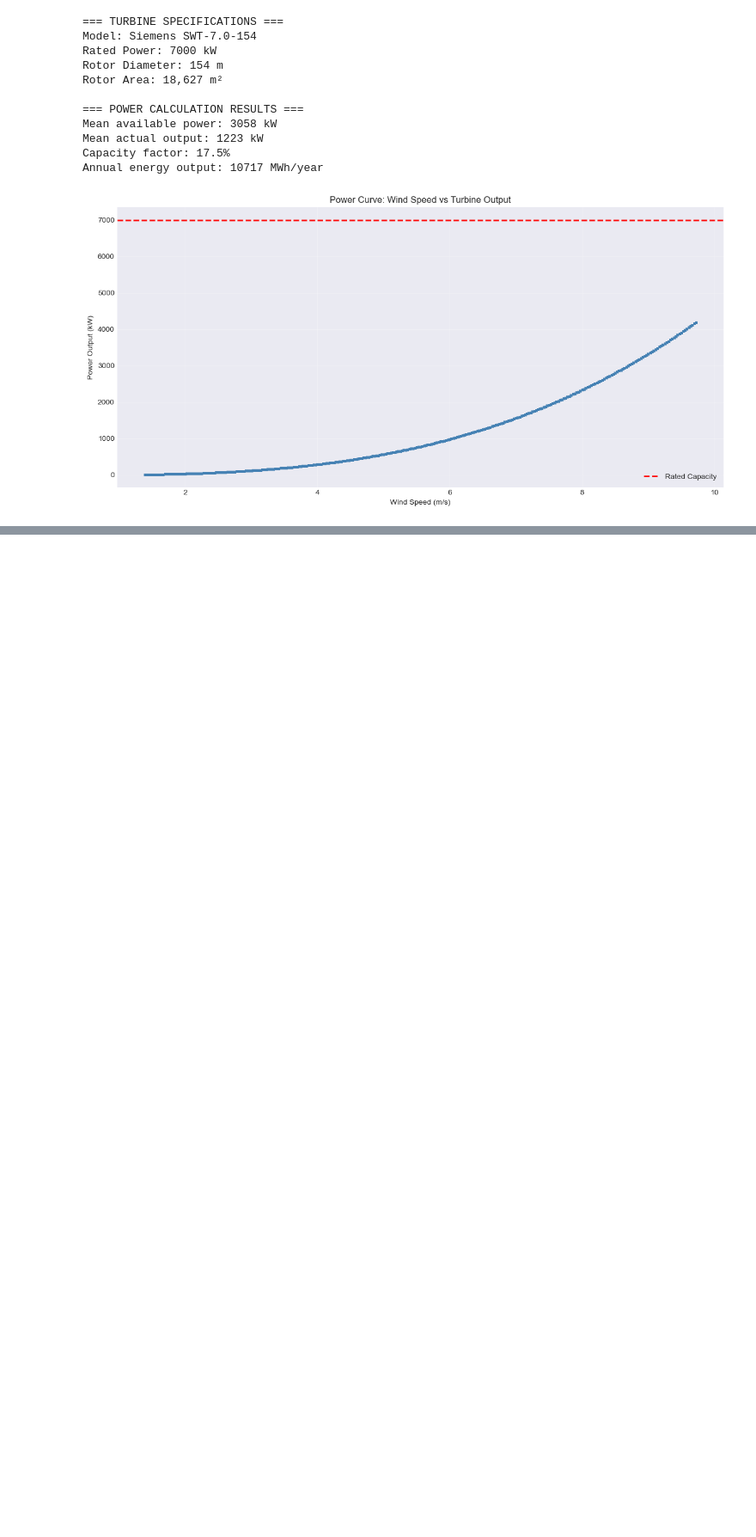
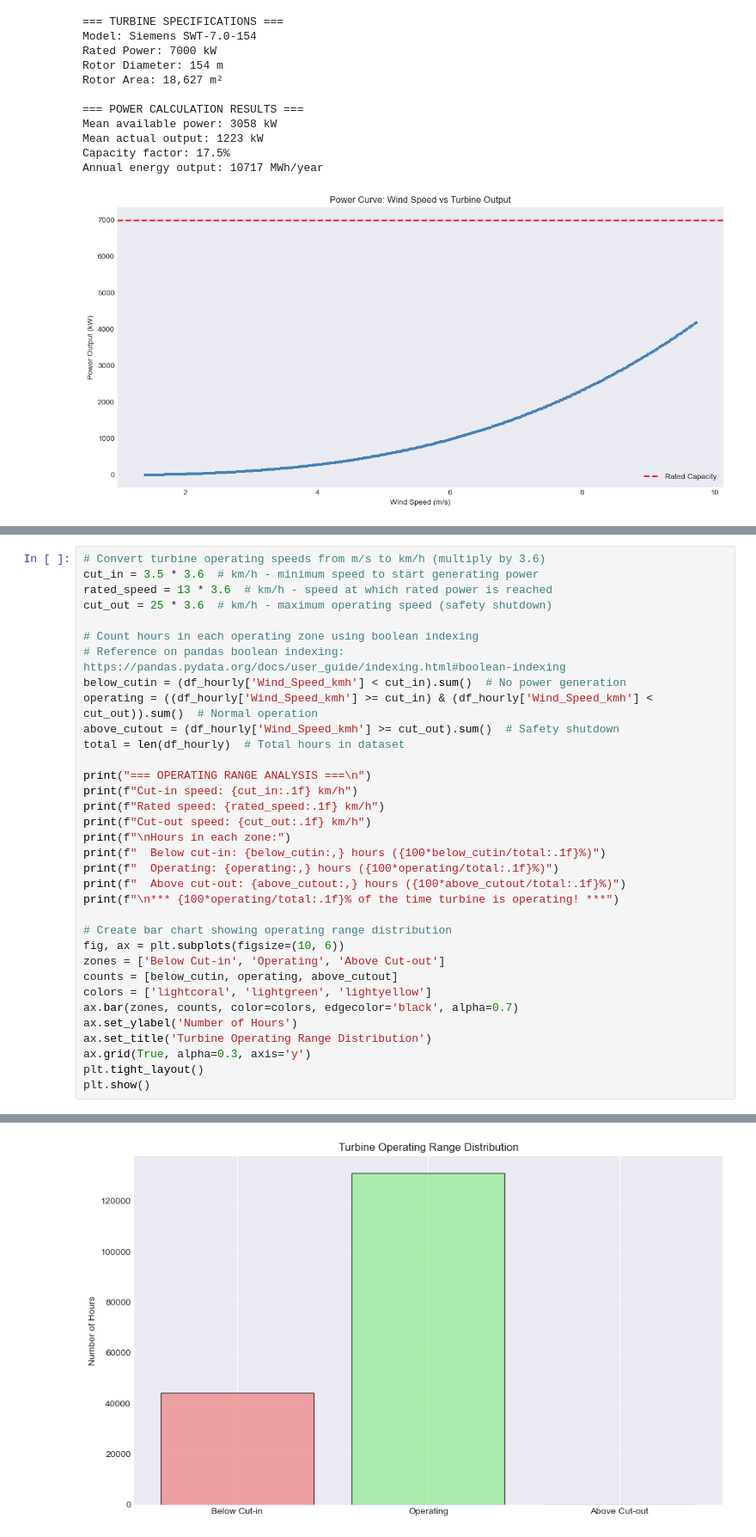
Before and after one commit to HewaOrang/PFDA, a Jupyter notebook: project/project.ipynb, the cells around one changed output, grey strips where cells are left out. Shown at 86% size. Drawn from its saved outputs; the diff is of its cells as text; blank space fills up the shorter version.

Commit message:
operating range analysis

```diff
--- a/project/project.ipynb
+++ b/project/project.ipynb
@@ -248,0 +260,35 @@ Annual energy output: 10717 MWh/year
+# %%
+# Convert turbine operating speeds from m/s to km/h (multiply by 3.6)
+cut_in = 3.5 * 3.6  # km/h - minimum speed to start generating power
+rated_speed = 13 * 3.6  # km/h - speed at which rated power is reached
+cut_out = 25 * 3.6  # km/h - maximum operating speed (safety shutdown)
+
+# Count hours in each operating zone using boolean indexing
+# Reference on pandas boolean indexing: https://pandas.pydata.org/docs/user_guide/indexing.html#boolean-indexing
+below_cutin = (df_hourly['Wind_Speed_kmh'] < cut_in).sum()  # No power generation
+operating = ((df_hourly['Wind_Speed_kmh'] >= cut_in) & (df_hourly['Wind_Speed_kmh'] < cut_out)).sum()  # Normal operation
+above_cutout = (df_hourly['Wind_Speed_kmh'] >= cut_out).sum()  # Safety shutdown
+total = len(df_hourly)  # Total hours in dataset
+
+print("=== OPERATING RANGE ANALYSIS ===\n")
+print(f"Cut-in speed: {cut_in:.1f} km/h")
+print(f"Rated speed: {rated_speed:.1f} km/h")
+print(f"Cut-out speed: {cut_out:.1f} km/h")
+print(f"\nHours in each zone:")
+print(f"  Below cut-in: {below_cutin:,} hours ({100*below_cutin/total:.1f}%)")
+print(f"  Operating: {operating:,} hours ({100*operating/total:.1f}%)")
+print(f"  Above cut-out: {above_cutout:,} hours ({100*above_cutout/total:.1f}%)")
+print(f"\n*** {100*operating/total:.1f}% of the time turbine is operating! ***")
+
+# Create bar chart showing operating range distribution
+fig, ax = plt.subplots(figsize=(10, 6))
+zones = ['Below Cut-in', 'Operating', 'Above Cut-out']
+counts = [below_cutin, operating, above_cutout]
+colors = ['lightcoral', 'lightgreen', 'lightyellow']
+ax.bar(zones, counts, color=colors, edgecolor='black', alpha=0.7)
+ax.set_ylabel('Number of Hours')
+ax.set_title('Turbine Operating Range Distribution')
+ax.grid(True, alpha=0.3, axis='y')
+plt.tight_layout()
+plt.show()
+# %% [output]
@@ -248,0 +307 @@ Annual energy output: 10717 MWh/year
+[figure, added]
```
Also changed, not shown: parts of 2 cells of this notebook.
